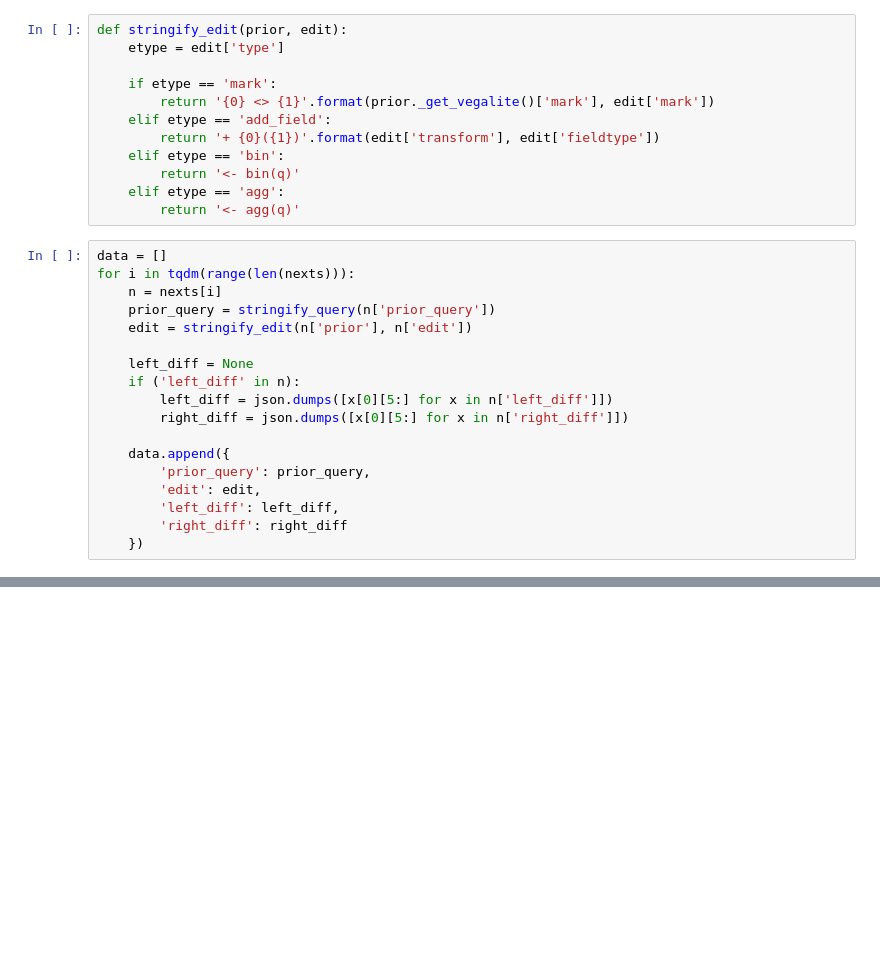
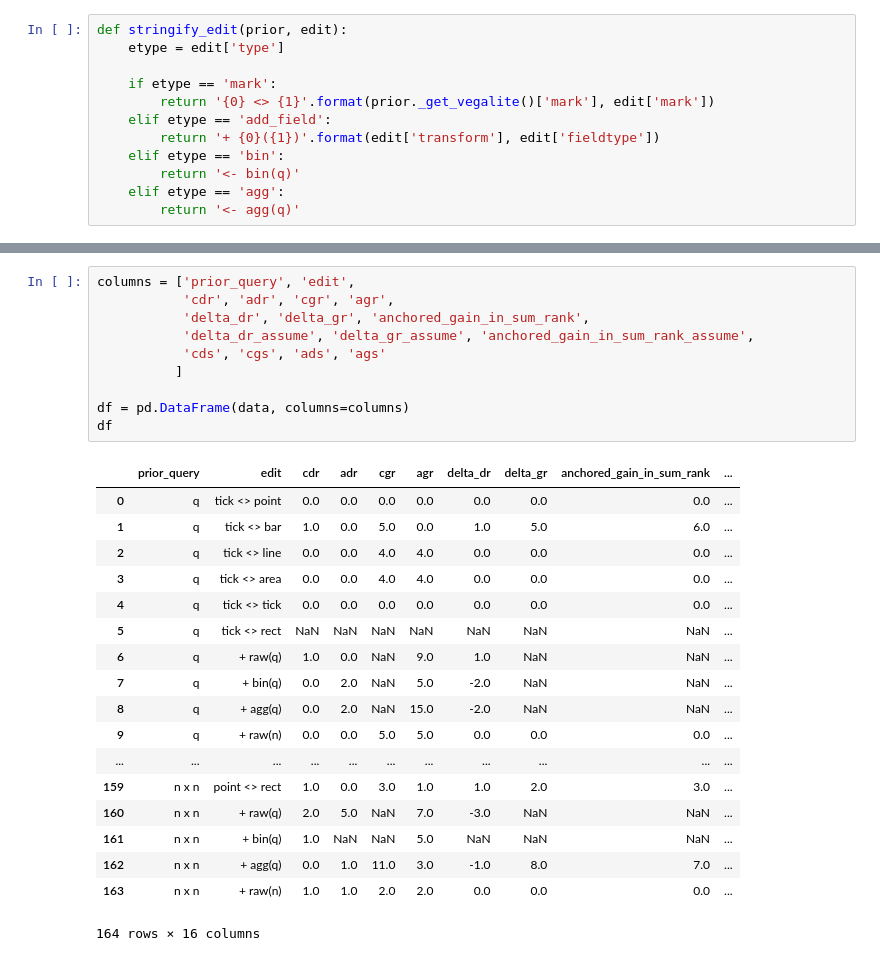
Before and after one commit to uwdata/dziban, a Jupyter notebook: analysis/Cold vs Anchored.ipynb, the cells around one changed output, grey strips where cells are left out. Drawn from its saved outputs; the diff is of its cells as text; blank space fills up the shorter version.

```diff
--- a/analysis/Cold vs Anchored.ipynb
+++ b/analysis/Cold vs Anchored.ipynb
@@ -269,21 +273,3 @@ def stringify_edit(prior, edit):
         return '<- bin(q)'
     elif etype == 'agg':
         return '<- agg(q)'
-# %%
-data = []
-for i in tqdm(range(len(nexts))):
-    n = nexts[i]
-    prior_query = stringify_query(n['prior_query'])
-    edit = stringify_edit(n['prior'], n['edit'])
-
-    left_diff = None
-    if ('left_diff' in n):
-        left_diff = json.dumps([x[0][5:] for x in n['left_diff']])
-        right_diff = json.dumps([x[0][5:] for x in n['right_diff']])
-
-    data.append({
-        'prior_query': prior_query,
-        'edit': edit,
-        'left_diff': left_diff,
-        'right_diff': right_diff
-    })
@@ -292,0 +364,29 @@ df.head(len(df))
+# %%
+columns = ['prior_query', 'edit',
+           'cdr', 'adr', 'cgr', 'agr',
+           'delta_dr', 'delta_gr', 'anchored_gain_in_sum_rank',
+           'delta_dr_assume', 'delta_gr_assume', 'anchored_gain_in_sum_rank_assume',
+           'cds', 'cgs', 'ads', 'ags'
+          ]
+
+df = pd.DataFrame(data, columns=columns)
+df
+# %% [output]
+|  | prior_query | edit | cdr | adr | cgr | agr | delta_dr | delta_gr | anchored_gain_in_sum_rank | ... |
+| 0 | q | tick <> point | 0.0 | 0.0 | 0.0 | 0.0 | 0.0 | 0.0 | 0.0 | ... |
+| 1 | q | tick <> bar | 1.0 | 0.0 | 5.0 | 0.0 | 1.0 | 5.0 | 6.0 | ... |
+| 2 | q | tick <> line | 0.0 | 0.0 | 4.0 | 4.0 | 0.0 | 0.0 | 0.0 | ... |
+| 3 | q | tick <> area | 0.0 | 0.0 | 4.0 | 4.0 | 0.0 | 0.0 | 0.0 | ... |
+| 4 | q | tick <> tick | 0.0 | 0.0 | 0.0 | 0.0 | 0.0 | 0.0 | 0.0 | ... |
+| 5 | q | tick <> rect | NaN | NaN | NaN | NaN | NaN | NaN | NaN | ... |
+| 6 | q | + raw(q) | 1.0 | 0.0 | NaN | 9.0 | 1.0 | NaN | NaN | ... |
+| 7 | q | + bin(q) | 0.0 | 2.0 | NaN | 5.0 | -2.0 | NaN | NaN | ... |
+| 8 | q | + agg(q) | 0.0 | 2.0 | NaN | 15.0 | -2.0 | NaN | NaN | ... |
+| 9 | q | + raw(n) | 0.0 | 0.0 | 5.0 | 5.0 | 0.0 | 0.0 | 0.0 | ... |
+| ... | ... | ... | ... | ... | ... | ... | ... | ... | ... | ... |
+| 159 | n x n | point <> rect | 1.0 | 0.0 | 3.0 | 1.0 | 1.0 | 2.0 | 3.0 | ... |
+| 160 | n x n | + raw(q) | 2.0 | 5.0 | NaN | 7.0 | -3.0 | NaN | NaN | ... |
+| 161 | n x n | + bin(q) | 1.0 | NaN | NaN | 5.0 | NaN | NaN | NaN | ... |
+| 162 | n x n | + agg(q) | 0.0 | 1.0 | 11.0 | 3.0 | -1.0 | 8.0 | 7.0 | ... |
+| 163 | n x n | + raw(n) | 1.0 | 1.0 | 2.0 | 2.0 | 0.0 | 0.0 | 0.0 | ... |
+164 rows × 16 columns
```
Also changed, not shown: parts of 11 cells of this notebook, 3 other files.
